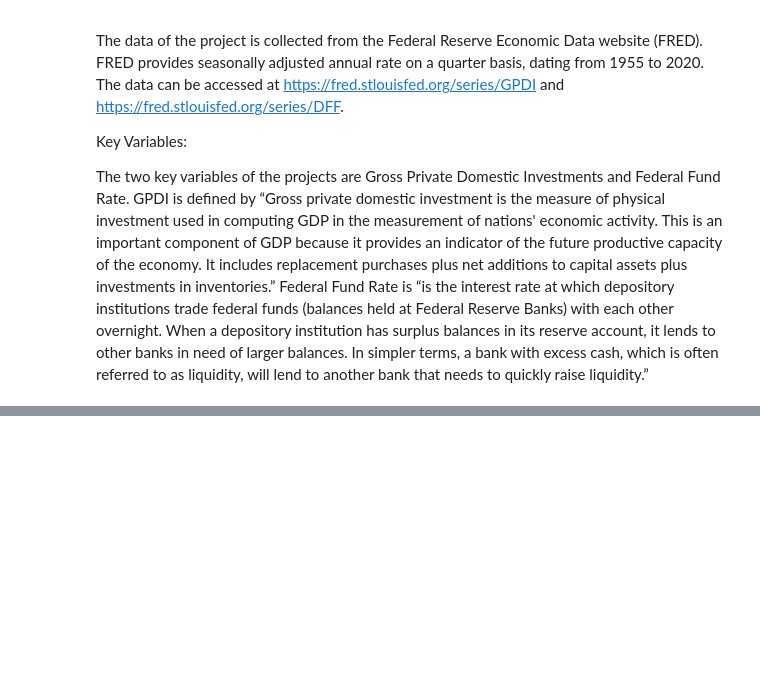
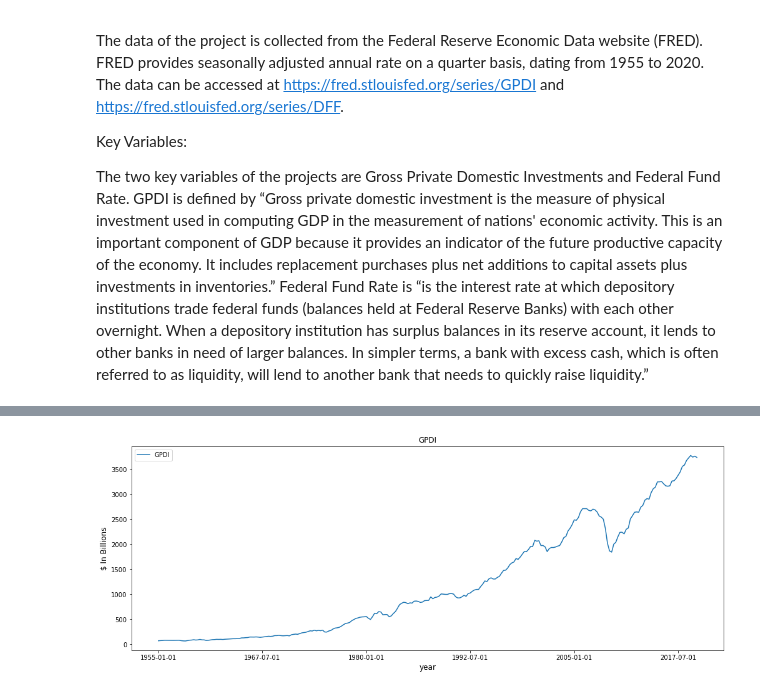
Before and after one commit to Farbright/final_project, a Jupyter notebook: final_project.ipynb, the cells around one changed output, grey strips where cells are left out. Cells and saved outputs as stored; diff of their text form; code cells hidden in the pictures; blank space fills up the shorter version.

```diff
--- a/final_project.ipynb
+++ b/final_project.ipynb
@@ -20,0 +29,5 @@ The two key variables of the projects are Gross Private Domestic Investments and
+# %%
+#Access Data
+url = 'http://research.stlouisfed.org/fred2/series/GPDI/downloaddata/GPDI.csv'
+data = pd.read_csv(url, parse_dates=True)
+data.head()
@@ -20,0 +41,2 @@ The two key variables of the projects are Gross Private Domestic Investments and
+# %%
+data.columns = ["Date", "GPDI"]
@@ -20,0 +64,9 @@ The two key variables of the projects are Gross Private Domestic Investments and
+# %%
+#Graphing the GPDI
+GPDI_data=data.set_index('Date')
+ax = GPDI_data['1955':'2020'].plot(title="GPDI", legend=True, figsize=(17,6))
+ax.set_xlabel('year', fontsize=12)
+ax.set_ylabel('$ In Billions', fontsize=12)
+plt.show()
+# %% [output]
+[figure, added]
```
Also changed, not shown: parts of 8 cells of this notebook.
